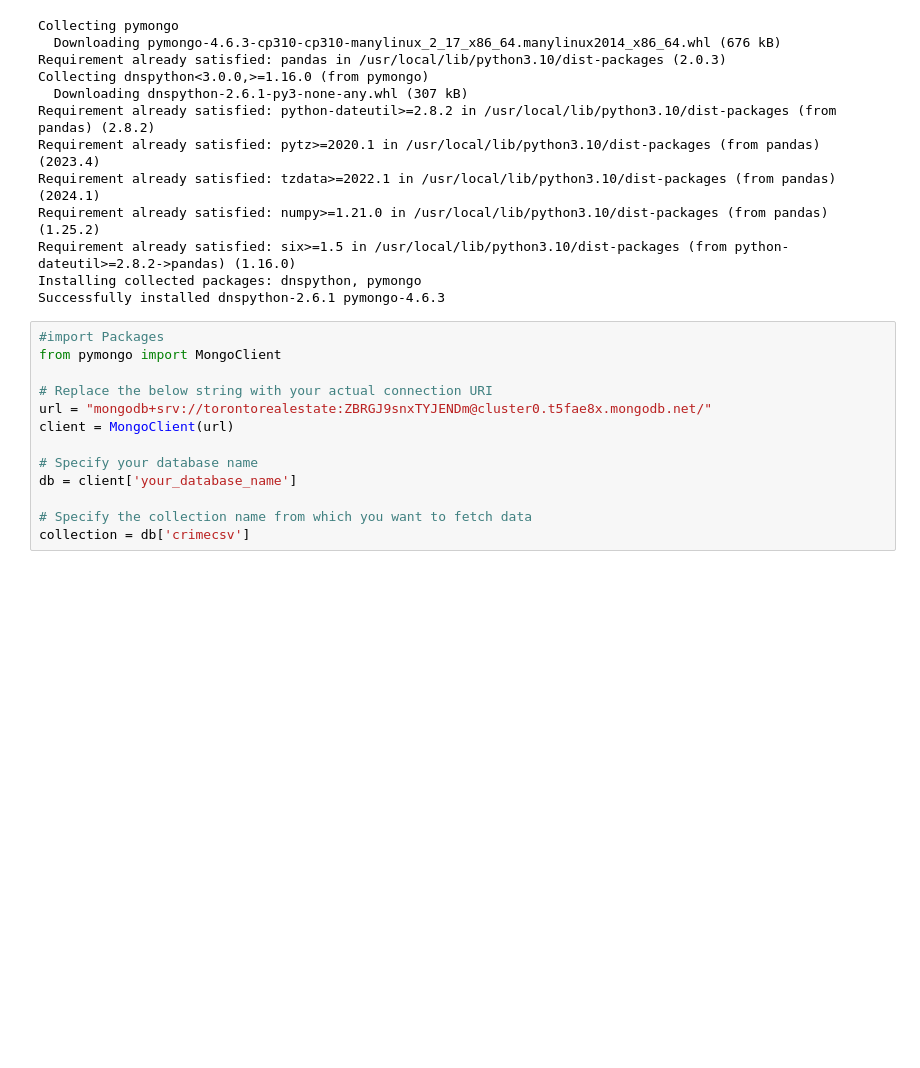
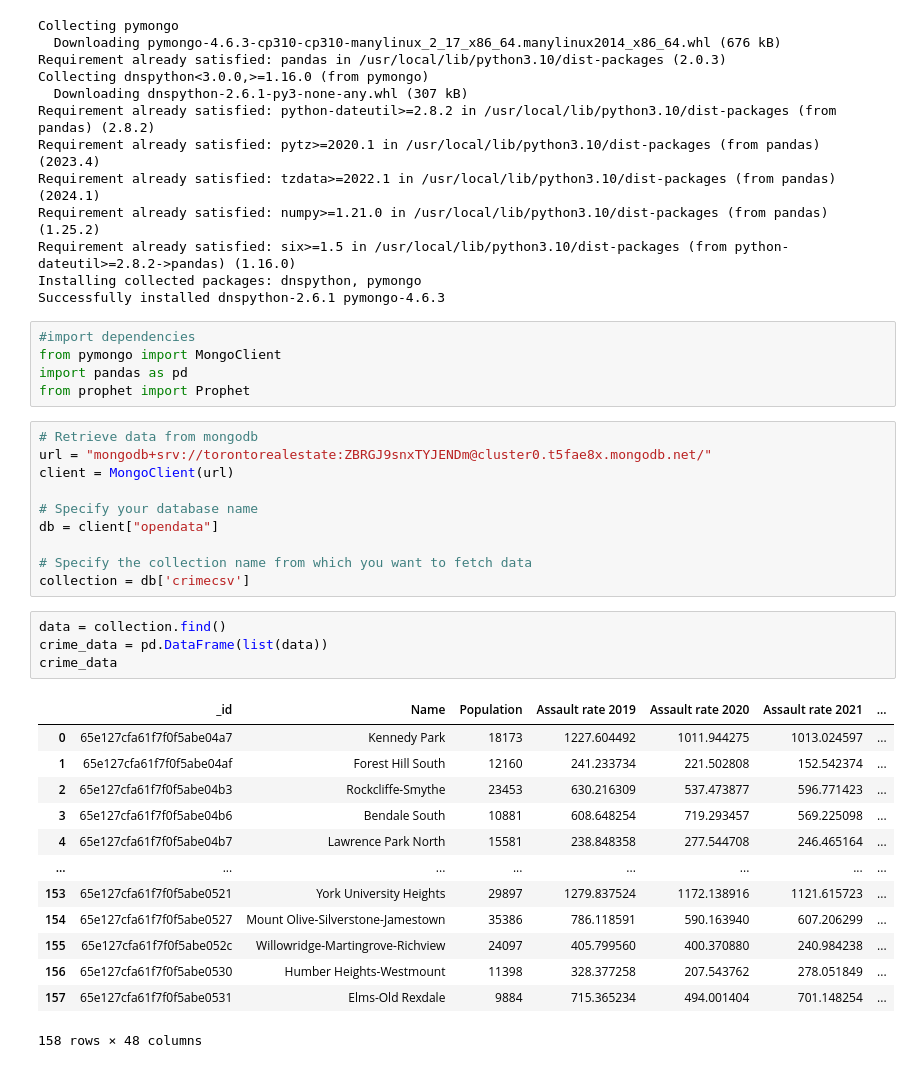
Before and after one commit to Esi-Akotia/toronto-neighbourhoods-proj4, a Jupyter notebook: Crime_ML.ipynb, the cells around one changed output. Saved outputs shown, nothing was run; the diff lists cells and outputs as text; blank space fills up the shorter version.

```diff
--- a/Crime_ML.ipynb
+++ b/Crime_ML.ipynb
@@ -13,16 +13,36 @@ Requirement already satisfied: numpy>=1.21.0 in /usr/local/lib/python3.10/dist-p
 Requirement already satisfied: six>=1.5 in /usr/local/lib/python3.10/dist-packages (from python-dateutil>=2.8.2->pandas) (1.16.0)
 Installing collected packages: dnspython, pymongo
 Successfully installed dnspython-2.6.1 pymongo-4.6.3
+# %%
+#import dependencies
+from pymongo import MongoClient
+import pandas as pd
+from prophet import Prophet
 # %%
-#import Packages
-from pymongo import MongoClient
-
-# Replace the below string with your actual connection URI
+# Retrieve data from mongodb
 url = "mongodb+srv://torontorealestate:ZBRGJ9snxTYJENDm@cluster0.t5fae8x.mongodb.net/"
 client = MongoClient(url)
 
 # Specify your database name
-db = client['your_database_name']
+db = client["opendata"]
 
 # Specify the collection name from which you want to fetch data
 collection = db['crimecsv']
+# %%
+data = collection.find()
+crime_data = pd.DataFrame(list(data))
+crime_data
+# %% [output]
+|  | _id | Name | Population | Assault rate 2019 | Assault rate 2020 | Assault rate 2021 | ... |
+| 0 | 65e127cfa61f7f0f5abe04a7 | Kennedy Park | 18173 | 1227.604492 | 1011.944275 | 1013.024597 | ... |
+| 1 | 65e127cfa61f7f0f5abe04af | Forest Hill South | 12160 | 241.233734 | 221.502808 | 152.542374 | ... |
+| 2 | 65e127cfa61f7f0f5abe04b3 | Rockcliffe-Smythe | 23453 | 630.216309 | 537.473877 | 596.771423 | ... |
+| 3 | 65e127cfa61f7f0f5abe04b6 | Bendale South | 10881 | 608.648254 | 719.293457 | 569.225098 | ... |
+| 4 | 65e127cfa61f7f0f5abe04b7 | Lawrence Park North | 15581 | 238.848358 | 277.544708 | 246.465164 | ... |
+| ... | ... | ... | ... | ... | ... | ... | ... |
+| 153 | 65e127cfa61f7f0f5abe0521 | York University Heights | 29897 | 1279.837524 | 1172.138916 | 1121.615723 | ... |
+| 154 | 65e127cfa61f7f0f5abe0527 | Mount Olive-Silverstone-Jamestown | 35386 | 786.118591 | 590.163940 | 607.206299 | ... |
+| 155 | 65e127cfa61f7f0f5abe052c | Willowridge-Martingrove-Richview | 24097 | 405.799560 | 400.370880 | 240.984238 | ... |
+| 156 | 65e127cfa61f7f0f5abe0530 | Humber Heights-Westmount | 11398 | 328.377258 | 207.543762 | 278.051849 | ... |
+| 157 | 65e127cfa61f7f0f5abe0531 | Elms-Old Rexdale | 9884 | 715.365234 | 494.001404 | 701.148254 | ... |
+158 rows × 48 columns
```
Also changed, not shown: parts of 1 cell of this notebook.
